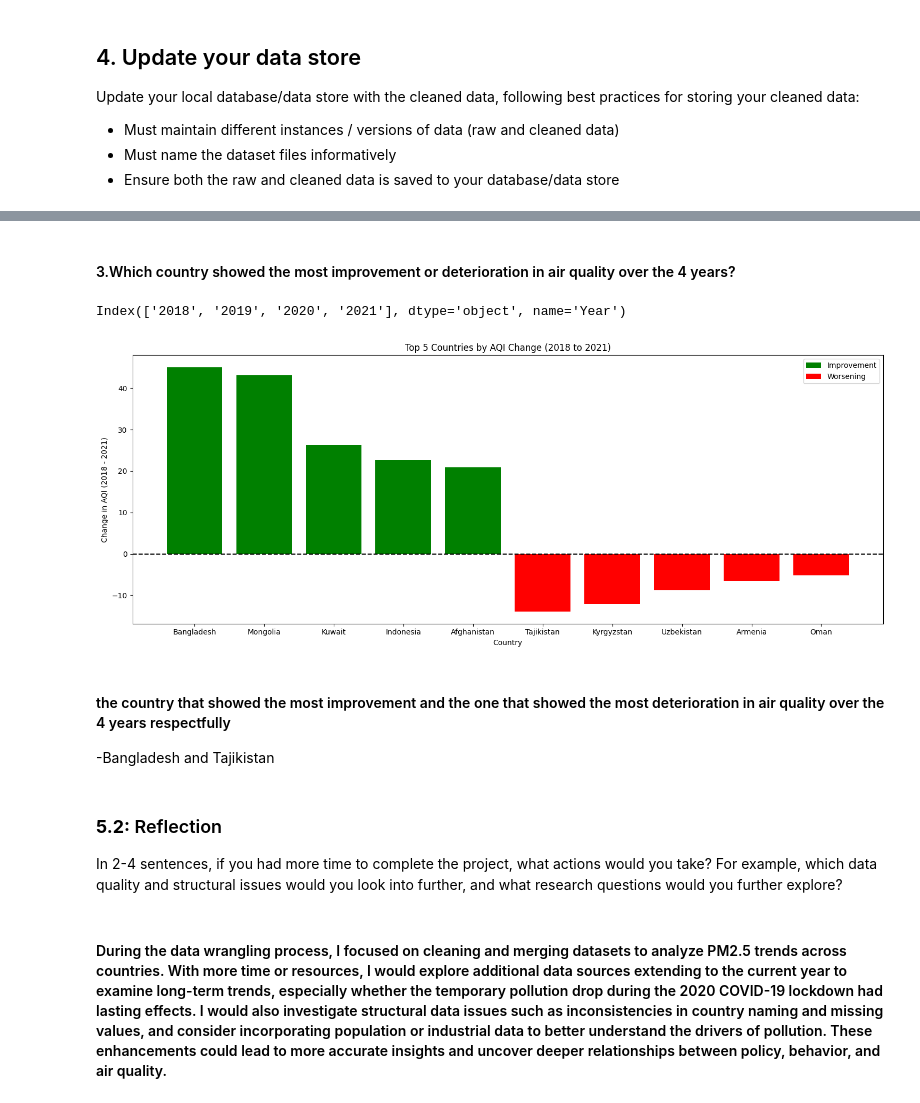
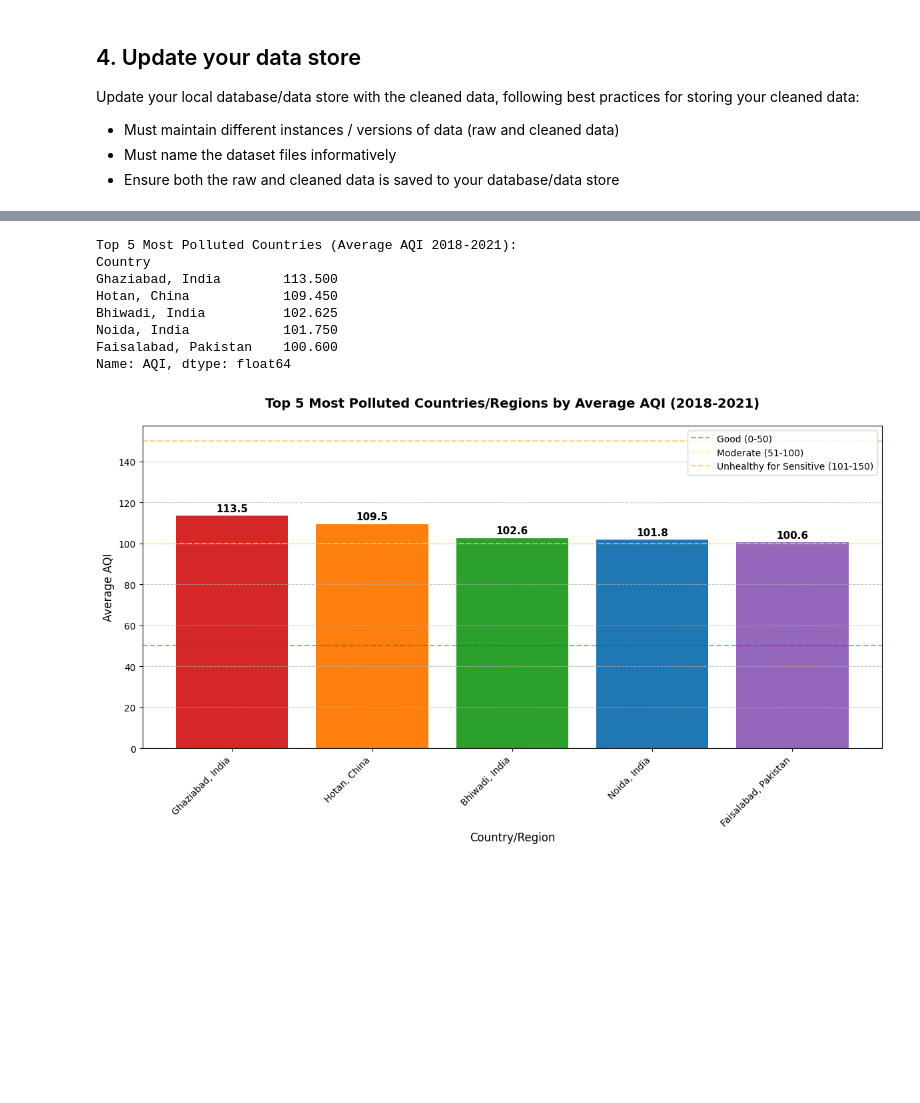
Before and after one commit to iistatiehh/AQI-Satistical-Analysis, a Jupyter notebook: AQISatisticalAnalysis.ipynb, the cells around one changed output, grey strips where cells are left out. Drawn from its saved outputs; the diff is of its cells as text; code cells hidden in the pictures; blank space fills up the shorter version.

```diff
--- a/AQISatisticalAnalysis.ipynb
+++ b/AQISatisticalAnalysis.ipynb
@@ -647,36 +693,43 @@ there was a huge drop in AQI during the global lockdown
-# %% [markdown]
-#### 3.Which country showed the most improvement or deterioration in air quality over the 4 years?
-# %%
-wide_data = grouped.pivot(index='Country', columns='Year', values='AQI')
-
-print(wide_data.columns)  # Check if columns are strings or ints
-
-# Use string column names if that's what your data has:
-wide_data['change_2018_2021'] = wide_data['2018'] - wide_data['2021']
-
-wide_data = wide_data.dropna(subset=['2018', '2021'])
-
-top_improvers = wide_data['change_2018_2021'].sort_values(ascending=False).head(5)
-top_decliners = wide_data['change_2018_2021'].sort_values(ascending=True).head(5)
-
-plt.figure(figsize=(15,6))
-plt.bar(top_improvers.index, top_improvers.values, color='green', label='Improvement')
-plt.bar(top_decliners.index, top_decliners.values, color='red', label='Worsening')
-plt.axhline(0, color='black', linestyle='--')
-plt.title('Top 5 Countries by AQI Change (2018 to 2021)')
-plt.ylabel('Change in AQI (2018 - 2021)')
-plt.xlabel('Country')
-plt.legend()
-plt.tight_layout()
-plt.show()
-# %% [output]
-Index(['2018', '2019', '2020', '2021'], dtype='object', name='Year')
-[figure, removed]
-# %% [markdown]
-#### the country that showed the most improvement and the one that showed the most deterioration in air quality over the 4 years respectfully
--Bangladesh and Tajikistan
-# %% [markdown]
-### **5.2:** Reflection
-In 2-4 sentences, if you had more time to complete the project, what actions would you take? For example, which data quality and structural issues would you look into further, and what research questions would you further explore?
-# %% [markdown]
-#### During the data wrangling process, I focused on cleaning and merging datasets to analyze PM2.5 trends across countries. With more time or resources, I would explore additional data sources extending to the current year to examine long-term trends, especially whether the temporary pollution drop during the 2020 COVID-19 lockdown had lasting effects. I would also investigate structural data issues such as inconsistencies in country naming and missing values, and consider incorporating population or industrial data to better understand the drivers of pollution. These enhancements could lead to more accurate insights and uncover deeper relationships between policy, behavior, and air quality.
+# %%
+country_avg_aqi = analysis_data.groupby('Country')['AQI'].mean().sort_values(ascending=False)
+
+# Get top 5 most polluted
+top5_polluted = country_avg_aqi.head(5)
+
+print("Top 5 Most Polluted Countries (Average AQI 2018-2021):")
+print(top5_polluted)
+
+# Create visualization
+plt.figure(figsize=(12, 7))
+bars = plt.bar(range(len(top5_polluted)), top5_polluted.values,
+               color=['#d62728', '#ff7f0e', '#2ca02c', '#1f77b4', '#9467bd'])
+
+# Add value labels on bars
+for i, (country, aqi) in enumerate(top5_polluted.items()):
+    plt.text(i, aqi + 2, f'{aqi:.1f}', ha='center', fontsize=11, fontweight='bold')
+
+plt.title('Top 5 Most Polluted Countries/Regions by Average AQI (2018-2021)',
+          fontsize=14, fontweight='bold', pad=20)
+plt.xlabel('Country/Region', fontsize=12)
+plt.ylabel('Average AQI', fontsize=12)
+plt.xticks(range(len(top5_polluted)), top5_polluted.index, rotation=45, ha='right')
+plt.grid(axis='y', linestyle='--', alpha=0.7)
+
+# Color-code AQI levels
+plt.axhline(y=50, color='green', linestyle='--', alpha=0.5, label='Good (0-50)')
+plt.axhline(y=100, color='yellow', linestyle='--', alpha=0.5, label='Moderate (51-100)')
+plt.axhline(y=150, color='orange', linestyle='--', alpha=0.5, label='Unhealthy for Sensitive (101-150)')
+plt.legend(loc='upper right')
+
+plt.tight_layout()
+plt.show()
+# %% [output]
+Top 5 Most Polluted Countries (Average AQI 2018-2021):
+Country
+Ghaziabad, India        113.500
+Hotan, China            109.450
+Bhiwadi, India          102.625
+Noida, India            101.750
+Faisalabad, Pakistan    100.600
+Name: AQI, dtype: float64
+[figure, added]
```
Also changed, not shown: parts of 85 cells of this notebook, 2 other files.
